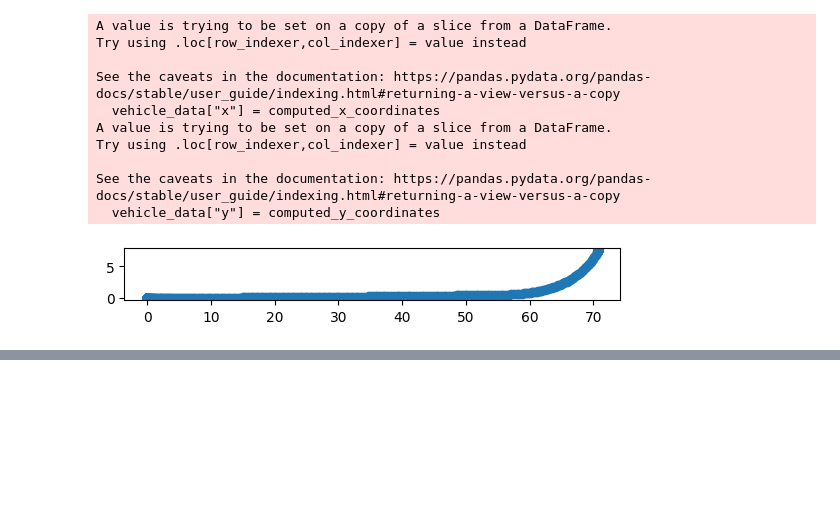
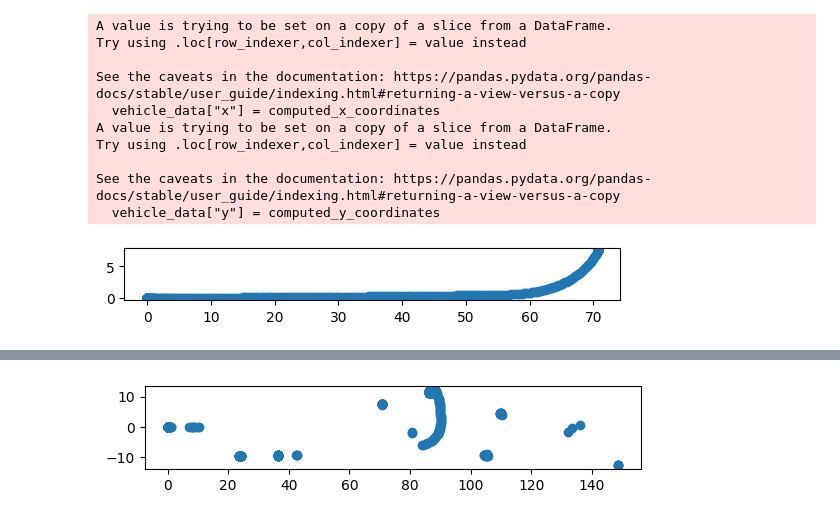
Before and after one commit to Fullbaro/CodeLikeABosch2023, a Jupyter notebook: code/peti.ipynb, the cells around one changed output, grey strips where cells are left out. Drawn from its saved outputs; the diff is of its cells as text; code cells hidden in the pictures; blank space fills up the shorter version.

```diff
--- a/code/peti.ipynb
+++ b/code/peti.ipynb
@@ -152,0 +296,7 @@ plt.draw()
+# %%
+plt.scatter(object2_absolute["absolute_ThirdObjectDistance_X"], object2_absolute["absolute_ThirdObjectDistance_Y"])
+ax = plt.gca()
+ax.set_aspect("equal", adjustable="box")
+plt.draw()
+# %% [output]
+[figure, added]
```
Also changed, not shown: parts of 12 cells of this notebook.
